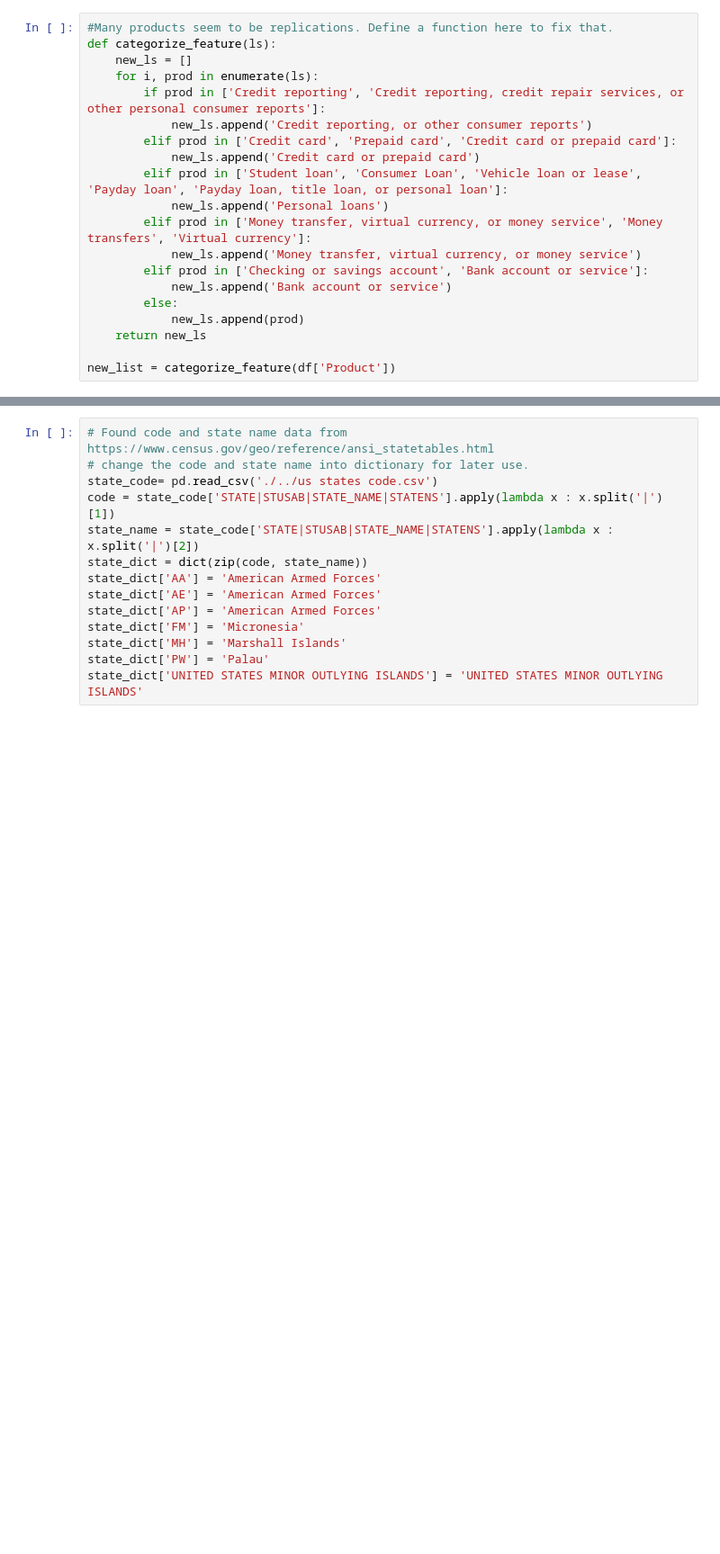
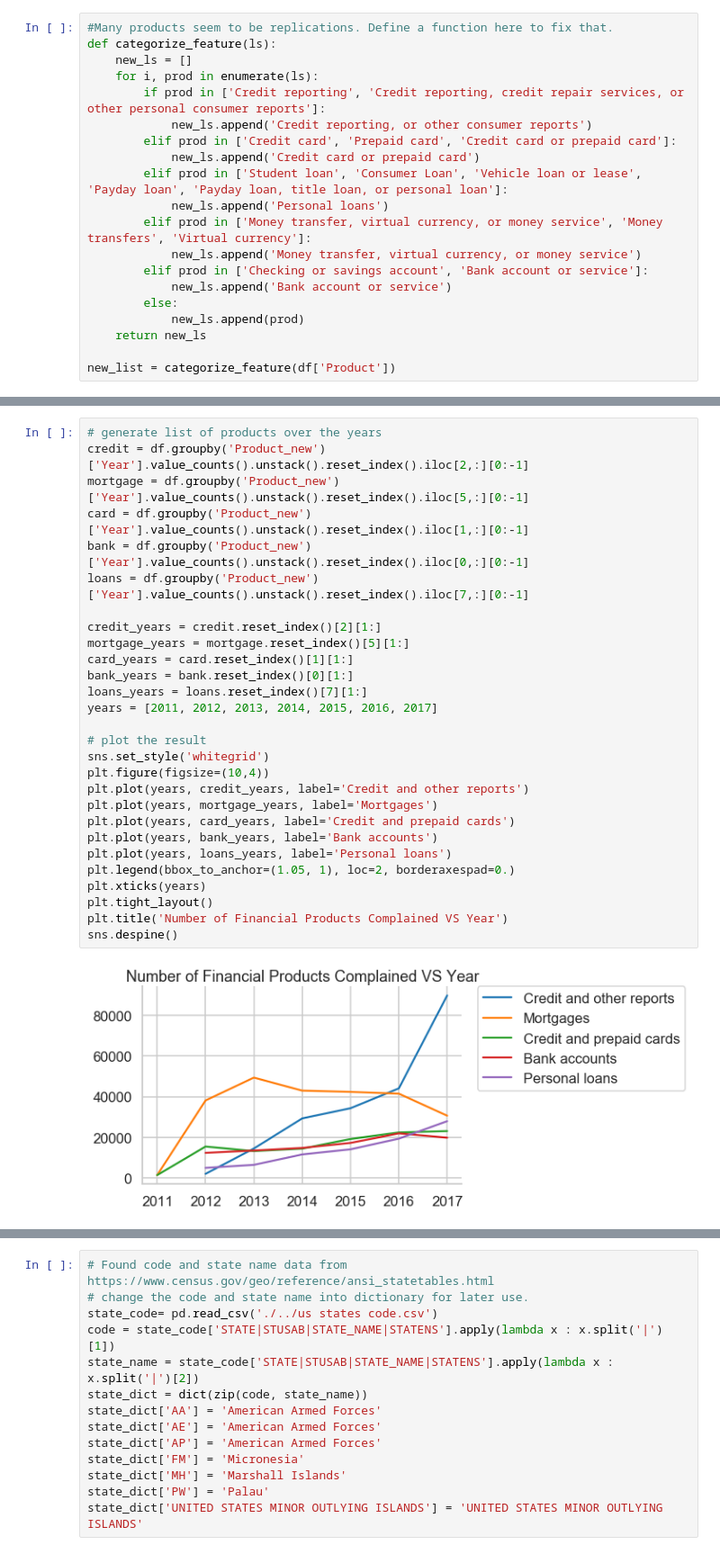
Before and after one commit to shuojiashi/capstone_project_2a, a Jupyter notebook: notebooks/consumer_complaints.ipynb, the cells around one changed output, grey strips where cells are left out. Shown at 90% size. Drawn from its saved outputs; the diff is of its cells as text; blank space fills up the shorter version.

```diff
--- a/notebooks/consumer_complaints.ipynb
+++ b/notebooks/consumer_complaints.ipynb
@@ -208,0 +268,30 @@ sns.barplot(x='WeekDate', y='Complaints', data=weekday_mortgage_df, order=day_or
+# %%
+# generate list of products over the years
+credit = df.groupby('Product_new')['Year'].value_counts().unstack().reset_index().iloc[2,:][0:-1]
+mortgage = df.groupby('Product_new')['Year'].value_counts().unstack().reset_index().iloc[5,:][0:-1]
+card = df.groupby('Product_new')['Year'].value_counts().unstack().reset_index().iloc[1,:][0:-1]
+bank = df.groupby('Product_new')['Year'].value_counts().unstack().reset_index().iloc[0,:][0:-1]
+loans = df.groupby('Product_new')['Year'].value_counts().unstack().reset_index().iloc[7,:][0:-1]
+
+credit_years = credit.reset_index()[2][1:]
+mortgage_years = mortgage.reset_index()[5][1:]
+card_years = card.reset_index()[1][1:]
+bank_years = bank.reset_index()[0][1:]
+loans_years = loans.reset_index()[7][1:]
+years = [2011, 2012, 2013, 2014, 2015, 2016, 2017]
+
+# plot the result
+sns.set_style('whitegrid')
+plt.figure(figsize=(10,4))
+plt.plot(years, credit_years, label='Credit and other reports')
+plt.plot(years, mortgage_years, label='Mortgages')
+plt.plot(years, card_years, label='Credit and prepaid cards')
+plt.plot(years, bank_years, label='Bank accounts')
+plt.plot(years, loans_years, label='Personal loans')
+plt.legend(bbox_to_anchor=(1.05, 1), loc=2, borderaxespad=0.)
+plt.xticks(years)
+plt.tight_layout()
+plt.title('Number of Financial Products Complained VS Year')
+sns.despine()
+# %% [output]
+[figure, added]
```
Also changed, not shown: parts of 191 cells of this notebook, 1 other file.
